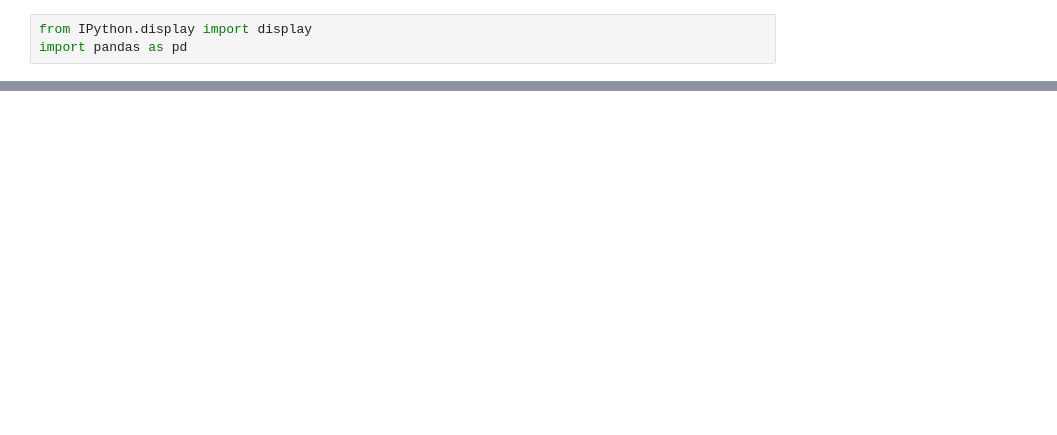
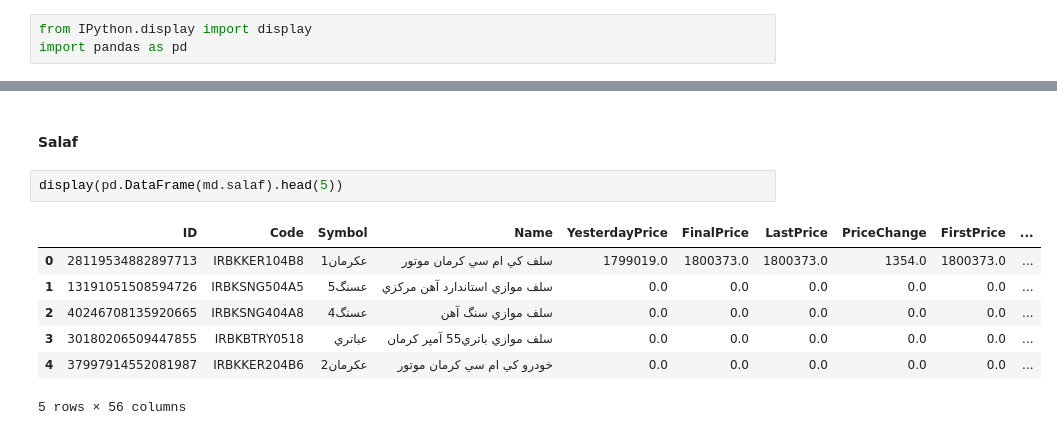
Before and after one commit to masoudghah/TSELiveOptionData, a Jupyter notebook: README.ipynb, the cells around one changed output, grey strips where cells are left out. Drawn from its saved outputs; the diff is of its cells as text; blank space fills up the shorter version.

```diff
--- a/README.ipynb
+++ b/README.ipynb
@@ -311,0 +187,12 @@ updateCDCMarketsInfo
+# %% [markdown]
+#### Salaf
+# %%
+display(pd.DataFrame(md.salaf).head(5))
+# %% [output]
+|  | ID | Code | Symbol | Name | YesterdayPrice | FinalPrice | LastPrice | PriceChange | FirstPrice | ... |
+| 0 | 28119534882897713 | IRBKKER104B8 | عكرمان1 | سلف كي ام سي كرمان موتور | 1799019.0 | 1800373.0 | 1800373.0 | 1354.0 | 1800373.0 | ... |
+| 1 | 13191051508594726 | IRBKSNG504A5 | عسنگ5 | سلف موازي استاندارد آهن مركزي | 0.0 | 0.0 | 0.0 | 0.0 | 0.0 | ... |
+| 2 | 40246708135920665 | IRBKSNG404A8 | عسنگ4 | سلف موازي سنگ آهن | 0.0 | 0.0 | 0.0 | 0.0 | 0.0 | ... |
+| 3 | 30180206509447855 | IRBKBTRY0518 | عباتري | سلف موازي باتري55 آمپر كرمان | 0.0 | 0.0 | 0.0 | 0.0 | 0.0 | ... |
+| 4 | 37997914552081987 | IRBKKER204B6 | عكرمان2 | خودرو كي ام سي كرمان موتور | 0.0 | 0.0 | 0.0 | 0.0 | 0.0 | ... |
+5 rows × 56 columns
```
Also changed, not shown: parts of 26 cells of this notebook, 20 other files.
